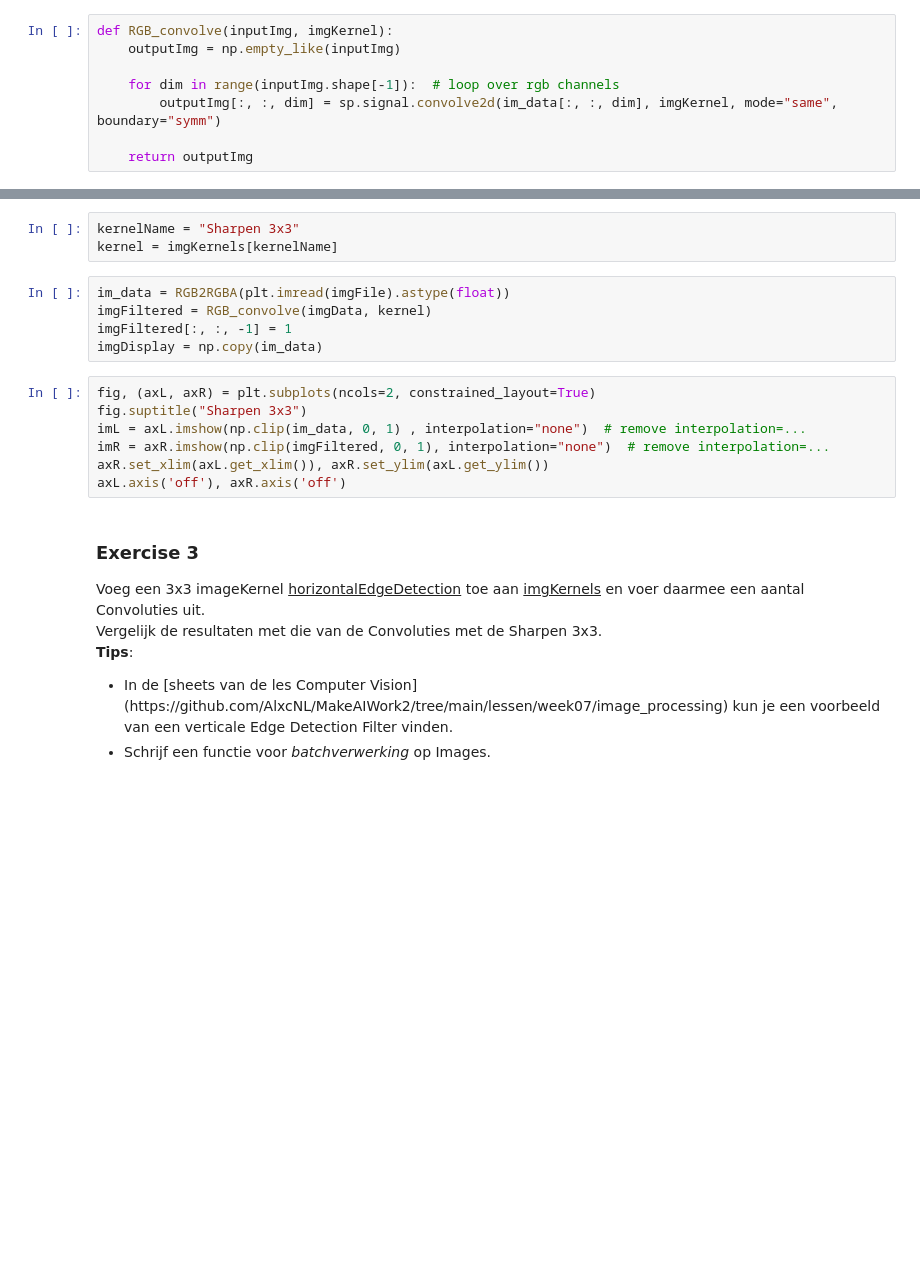
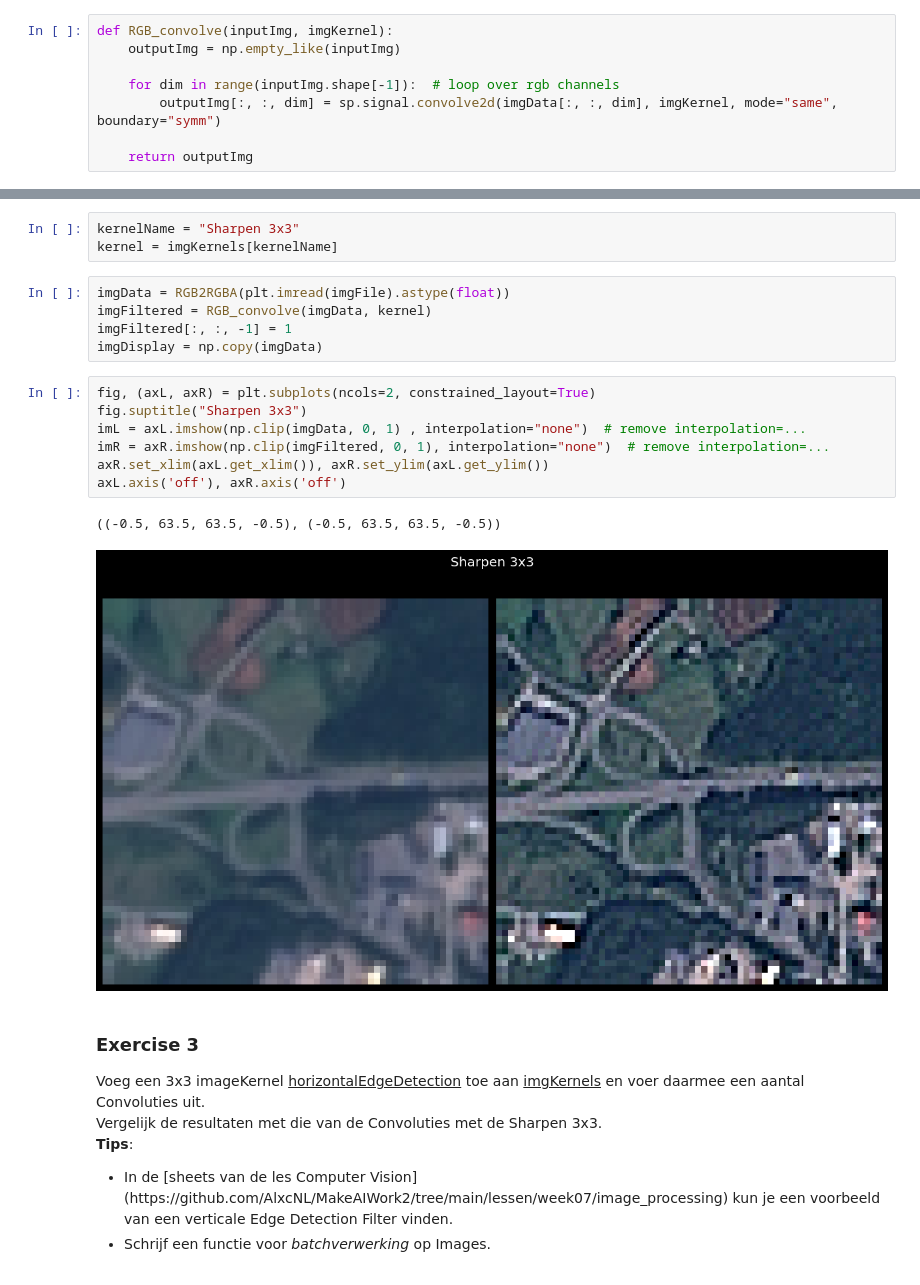
Before and after one commit to AlxcNL/MakeAIWork2, a Jupyter notebook: opdrachten/practica/week07/image_recognition/notebook/numpy_opdracht2.ipynb, the cells around one changed output, grey strips where cells are left out. Saved outputs shown, nothing was run; the diff lists cells and outputs as text; blank space fills up the shorter version.

```diff
--- a/opdrachten/practica/week07/image_recognition/notebook/numpy_opdracht2.ipynb
+++ b/opdrachten/practica/week07/image_recognition/notebook/numpy_opdracht2.ipynb
@@ -123,7 +149,7 @@ def RGB_convolve(inputImg, imgKernel):
     outputImg = np.empty_like(inputImg)
 
     for dim in range(inputImg.shape[-1]):  # loop over rgb channels
-        outputImg[:, :, dim] = sp.signal.convolve2d(im_data[:, :, dim], imgKernel, mode="same", boundary="symm")
+        outputImg[:, :, dim] = sp.signal.convolve2d(imgData[:, :, dim], imgKernel, mode="same", boundary="symm")
 
     return outputImg
 # %%
@@ -159,17 +185,20 @@ imgKernels = {
 kernelName = "Sharpen 3x3"
 kernel = imgKernels[kernelName]
 # %%
-im_data = RGB2RGBA(plt.imread(imgFile).astype(float))
+imgData = RGB2RGBA(plt.imread(imgFile).astype(float))
 imgFiltered = RGB_convolve(imgData, kernel)
 imgFiltered[:, :, -1] = 1
-imgDisplay = np.copy(im_data)
+imgDisplay = np.copy(imgData)
 # %%
 fig, (axL, axR) = plt.subplots(ncols=2, constrained_layout=True)
 fig.suptitle("Sharpen 3x3")
-imL = axL.imshow(np.clip(im_data, 0, 1) , interpolation="none")  # remove interpolation=...
+imL = axL.imshow(np.clip(imgData, 0, 1) , interpolation="none")  # remove interpolation=...
 imR = axR.imshow(np.clip(imgFiltered, 0, 1), interpolation="none")  # remove interpolation=...
 axR.set_xlim(axL.get_xlim()), axR.set_ylim(axL.get_ylim())
 axL.axis('off'), axR.axis('off')
+# %% [output]
+((-0.5, 63.5, 63.5, -0.5), (-0.5, 63.5, 63.5, -0.5))
+[figure, added]
 # %% [markdown]
 <h3>Exercise 3</h3>
 <p>
```
Also changed, not shown: parts of 10 cells of this notebook, 1 other file.
